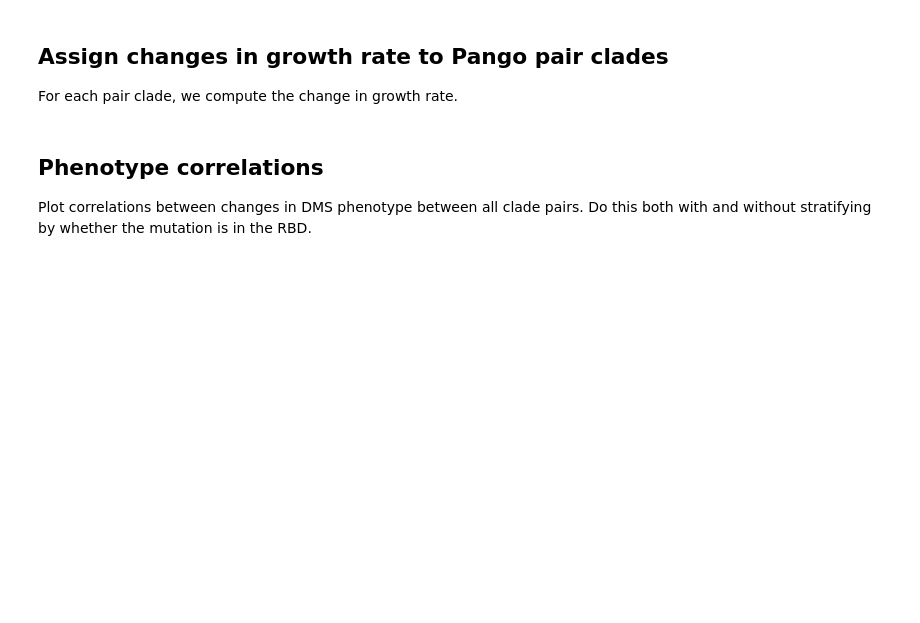
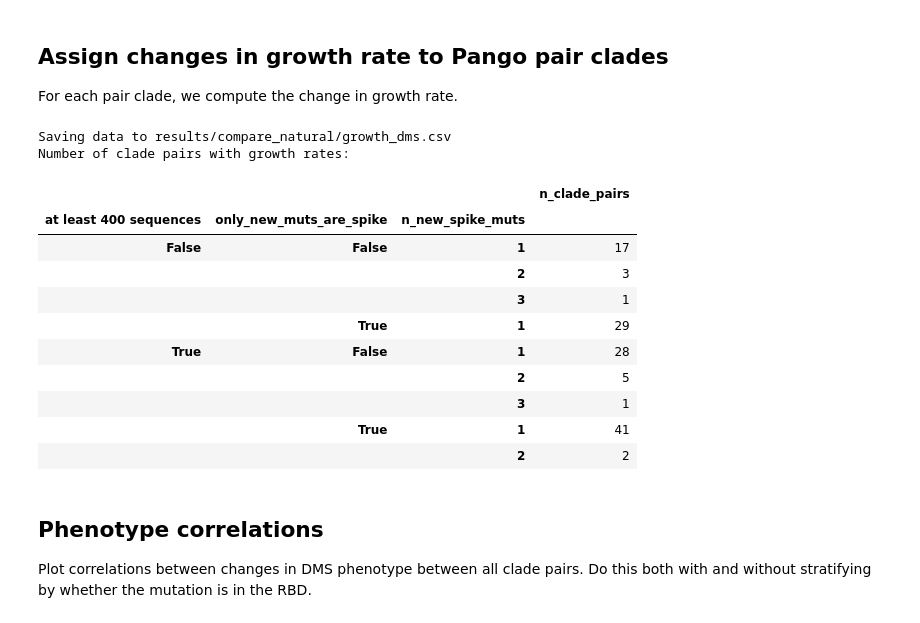
Before and after one commit to dms-vep/SARS-CoV-2_XBB.1.5_spike_DMS, a Jupyter notebook: notebooks/compare_natural.ipynb, the cells around one changed output. Cells and saved outputs as stored; diff of their text form; code cells hidden in the pictures; blank space fills up the shorter version.

Commit message:
keep pairs separated by multiple spike mutations

```diff
--- a/notebooks/compare_natural.ipynb
+++ b/notebooks/compare_natural.ipynb
@@ -101,25 +121,30 @@ def consolidate_reversions(r):
 
 pango_pair_df = (
     pango_df
+    .query("parent != ''")
     .assign(
         all_new_muts=lambda x: x.apply(consolidate_reversions, axis=1),
-        spike_new_muts=lambda x: x["all_new_muts"].map(lambda ms: [m.split(":")[1] for m in ms if m[0] == "S"]),
-        n_new_spike_muts=lambda x: x["spike_new_muts"].map(len),
+        spike_new_muts_list=lambda x: x["all_new_muts"].map(lambda ms: [m.split(":")[1] for m in ms if m[0] == "S"]),
+        n_new_spike_muts=lambda x: x["spike_new_muts_list"].map(len),
         n_new_all_muts=lambda x: x["all_new_muts"].map(len),
     )
-    .query("n_new_spike_muts == 1")
+    .query("n_new_spike_muts >= @pair_min_spike_muts")
+    .query("(n_new_spike_muts <= @pair_max_spike_muts) or (@pair_max_spike_muts == None)")
     .assign(
-        new_spike_mut=lambda x: x["spike_new_muts"].map(lambda ms: ms[0]),
-        all_new_muts=lambda x: x["all_new_muts"].map(lambda ms: "; ".join(ms)),
-        only_new_mut_is_spike=lambda x: x["n_new_spike_muts"] == x["n_new_all_muts"],
+        spike_new_muts=lambda x: x["spike_new_muts_list"].map(lambda ms: "; ".join(ms)),
+        nonspike_new_muts=lambda x: x["all_new_muts"].map(lambda ms: "; ".join(m for m in ms if not m.startswith("S:"))),
+        only_new_muts_are_spike=lambda x: x["n_new_spike_muts"] == x["n_new_all_muts"],
     )
-    [["clade", "parent", "date", "new_spike_mut", "all_new_muts", "only_new_mut_is_spike"]]
+    [["clade", "parent", "date", "n_new_spike_muts", "spike_new_muts_list", "spike_new_muts", "nonspike_new_muts", "only_new_muts_are_spike"]]
     .reset_index(drop=True)
 )
 
-print("Number of clade pairs differing by one spike mutation:")
+for mut in muts_to_toggle:
+    pango_pair_df[f"has_{mut}"] = pango_pair_df["spike_new_muts_list"].map(lambda ms: mut in ms)
+
+print("Number of clade pairs:")
 display(
     pango_pair_df
-    .groupby("only_new_mut_is_spike")
+    .groupby(["only_new_muts_are_spike", "n_new_spike_muts"])
     .aggregate(n_clade_pairs=pd.NamedAgg("clade", "count"))
 )
@@ -158,12 +196,11 @@ dms_data_dict = (
 )
 
 def mut_dms(m):
-    """Get DMS phenotypes for a mutation, and also whether it is in the RBD."""
+    """Get DMS phenotypes for a mutation."""
     null_d = {k: pd.NA for k in phenotypes}
     site = int(m[1: -1])
     if site not in dms_wt:
         d = null_d
-        d["new_mut_is_RBD"] = pd.NA
     else:
         parent = m[0]
         mut = m[-1]
@@ -185,17 +222,26 @@ def mut_dms(m):
                 d = {p: mut_d[p] - parent_d[p] for p in phenotypes}
             except KeyError:
                 d = null_d
-        d["new_mut_is_RBD"] = (site_to_region[site] == "RBD")
-    assert list(d) == phenotypes + ["new_mut_is_RBD"]
+    assert list(d) == phenotypes
     return d
+
+def muts_dms(ms):
+    """Get DMS phenotypes for a list of mutations."""
+    muts_d = {k: 0 for k in phenotypes}
+    for m in ms:
+        m_d = mut_dms(m)
+        for k, val in m_d.items():
+            muts_d[k] += val
+    return muts_d
 
 pango_pair_dms_df = (
     pango_pair_df
     # to add multiple columns: https://stackoverflow.com/a/46814360
     .apply(
-        lambda cols: pd.concat([cols, pd.Series(mut_dms(cols["new_spike_mut"]))]),
+        lambda cols: pd.concat([cols, pd.Series(muts_dms(cols["spike_new_muts_list"]))]),
         axis=1,
     )
+    .drop(columns="spike_new_muts_list")
     # remove any clade pairs for which we don't have DMS data for all phenotypes
     .query(" and ".join(f"`{p}`.notnull()" for p in phenotypes))
     .reset_index(drop=True)
@@ -204,6 +250,6 @@ pango_pair_dms_df = (
 print("Number of clade pairs with DMS data for all phenotypes:")
 display(
     pango_pair_dms_df
-    .groupby("only_new_mut_is_spike")
+    .groupby(["only_new_muts_are_spike", "n_new_spike_muts"])
     .aggregate(n_clade_pairs=pd.NamedAgg("clade", "count"))
 )
@@ -223,34 +282,48 @@ pango_pair_dms_growth_df = (
     .merge(growth_rates, on="clade", validate="one_to_one")
     .merge(
         growth_rates.rename(
             columns={
                 "clade": "parent",
                 "growth_rate": "parent_growth_rate",
                 "n_sequences": "parent_n_sequences",
             }
         ),
         on="parent",
         validate="many_to_one",
     )
     .assign(change_in_growth_rate=lambda x: x["growth_rate"] - x["parent_growth_rate"])
 )
 
 print(f"Saving data to {growth_dms_csv}")
 pango_pair_dms_growth_df.to_csv(growth_dms_csv, float_format="%.5g", index=False)
 
 print("Number of clade pairs with growth rates:")
 display(
     pango_pair_dms_growth_df
     .assign(
         **{
             f"at least {min_sequences} sequences": lambda x: (
                 x[["n_sequences", "parent_n_sequences"]].min(axis=1) >= min_sequences
             )
         }
     )
-    .groupby([f"at least {min_sequences} sequences", "only_new_mut_is_spike"])
+    .groupby([f"at least {min_sequences} sequences", "only_new_muts_are_spike", "n_new_spike_muts"])
     .aggregate(n_clade_pairs=pd.NamedAgg("clade", "count"))
 )
+# %% [output]
+Saving data to results/compare_natural/growth_dms.csv
+Number of clade pairs with growth rates:
+|  |  |  | n_clade_pairs |
+| at least 400 sequences | only_new_muts_are_spike | n_new_spike_muts |  |
+| False | False | 1 | 17 |
+|  |  | 2 | 3 |
+|  |  | 3 | 1 |
+|  | True | 1 | 29 |
+| True | False | 1 | 28 |
+|  |  | 2 | 5 |
+|  |  | 3 | 1 |
+|  | True | 1 | 41 |
+|  |  | 2 | 2 |
 # %% [markdown]
 ## Phenotype correlations
 Plot correlations between changes in DMS phenotype between all clade pairs.
```
Also changed, not shown: parts of 9 cells of this notebook, 1 other file.
